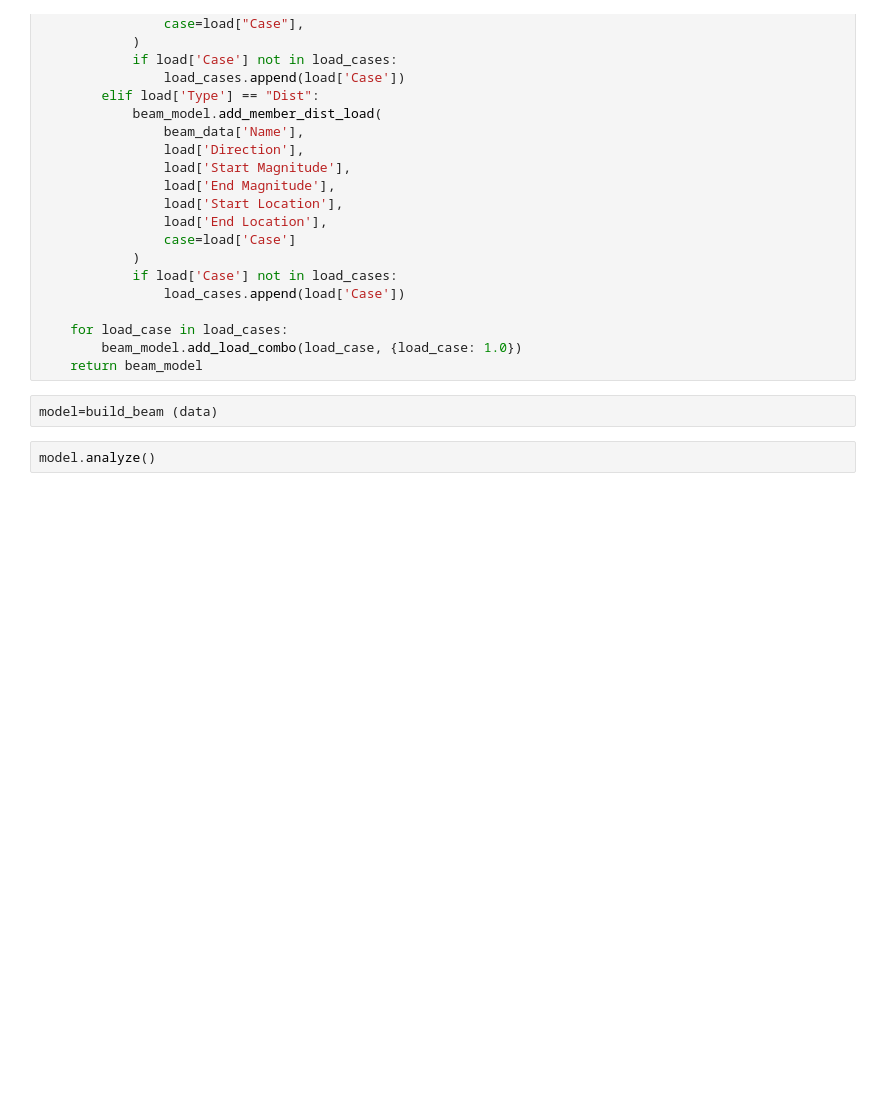
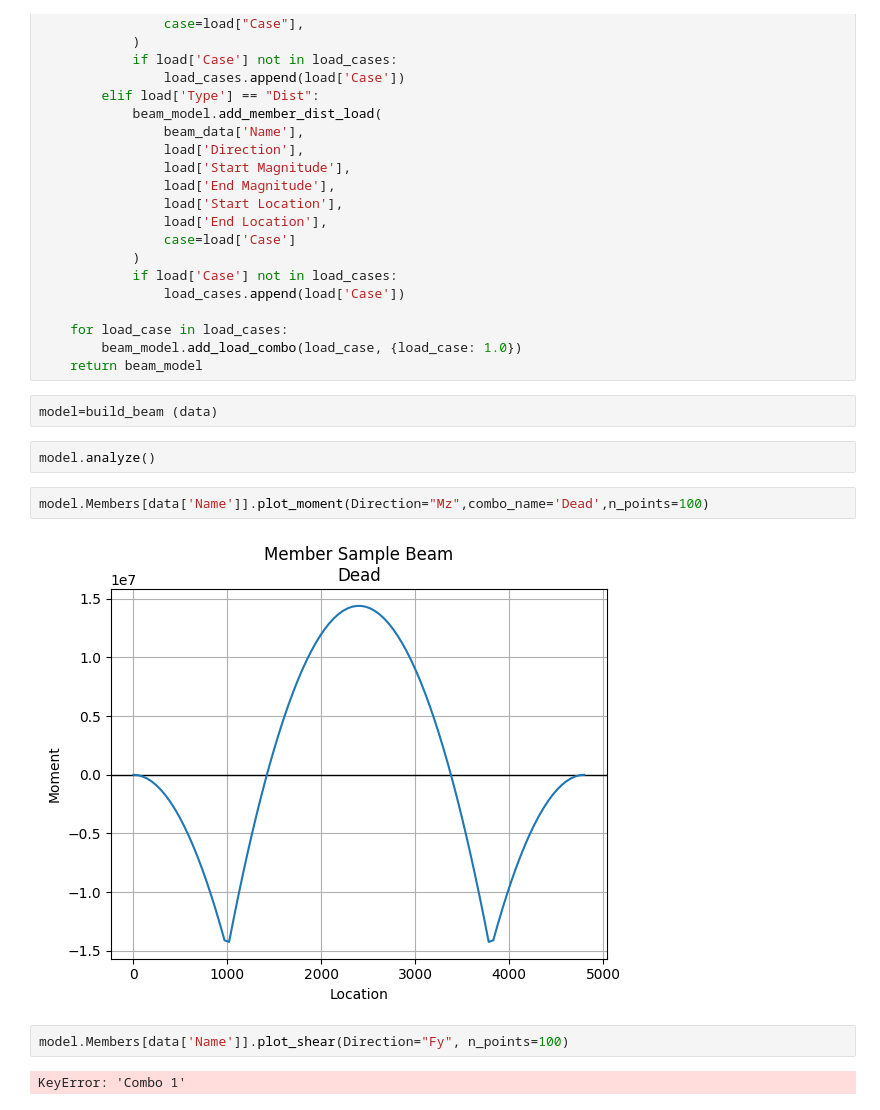
Before and after one commit to anneapen/fea_models, a Jupyter notebook: beam_analysis.ipynb, the cells around one changed output. Cells and saved outputs as stored; diff of their text form; blank space fills up the shorter version.

```diff
--- a/beam_analysis.ipynb
+++ b/beam_analysis.ipynb
@@ -326,3 +326,11 @@ def build_beam (beam_data:dict)->FEModel3D:
 model=build_beam (data)
 # %%
 model.analyze()
+# %%
+model.Members[data['Name']].plot_moment(Direction="Mz",combo_name='Dead',n_points=100)
+# %% [output]
+[figure, added]
+# %%
+model.Members[data['Name']].plot_shear(Direction="Fy", n_points=100)
+# %% [output]
+KeyError: 'Combo 1'
```
